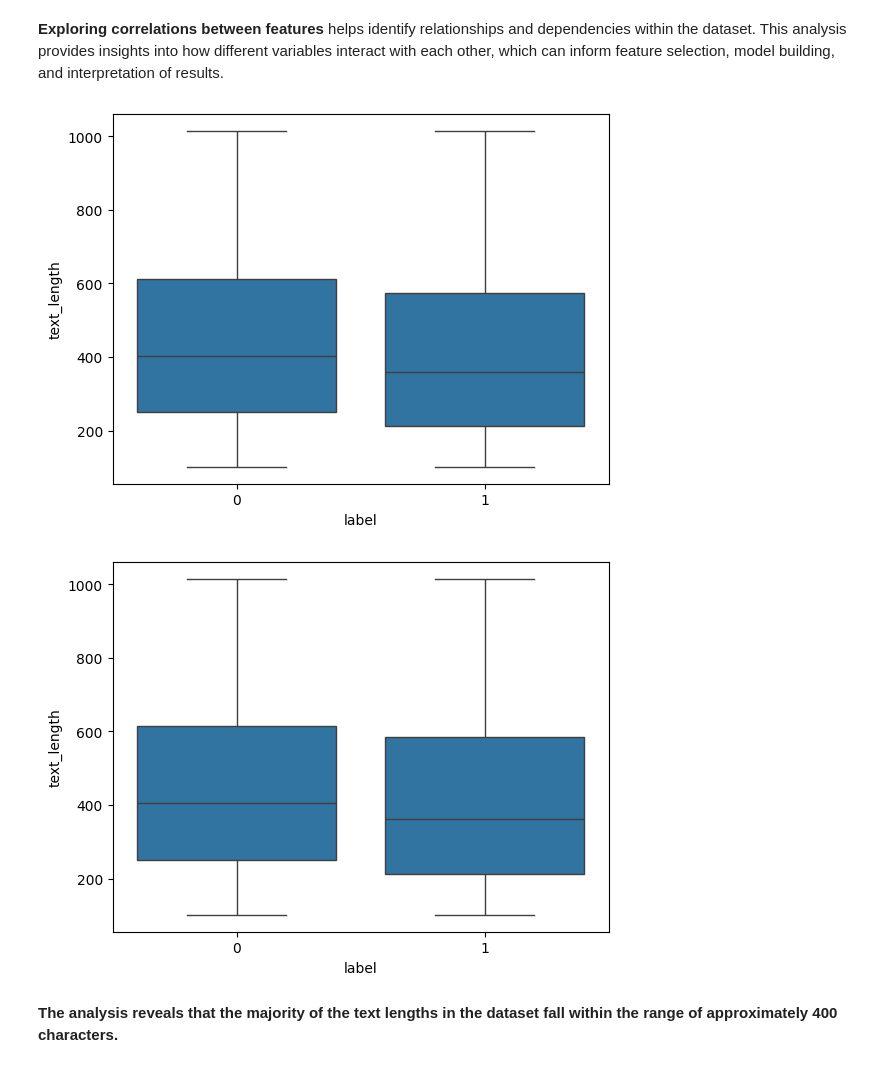
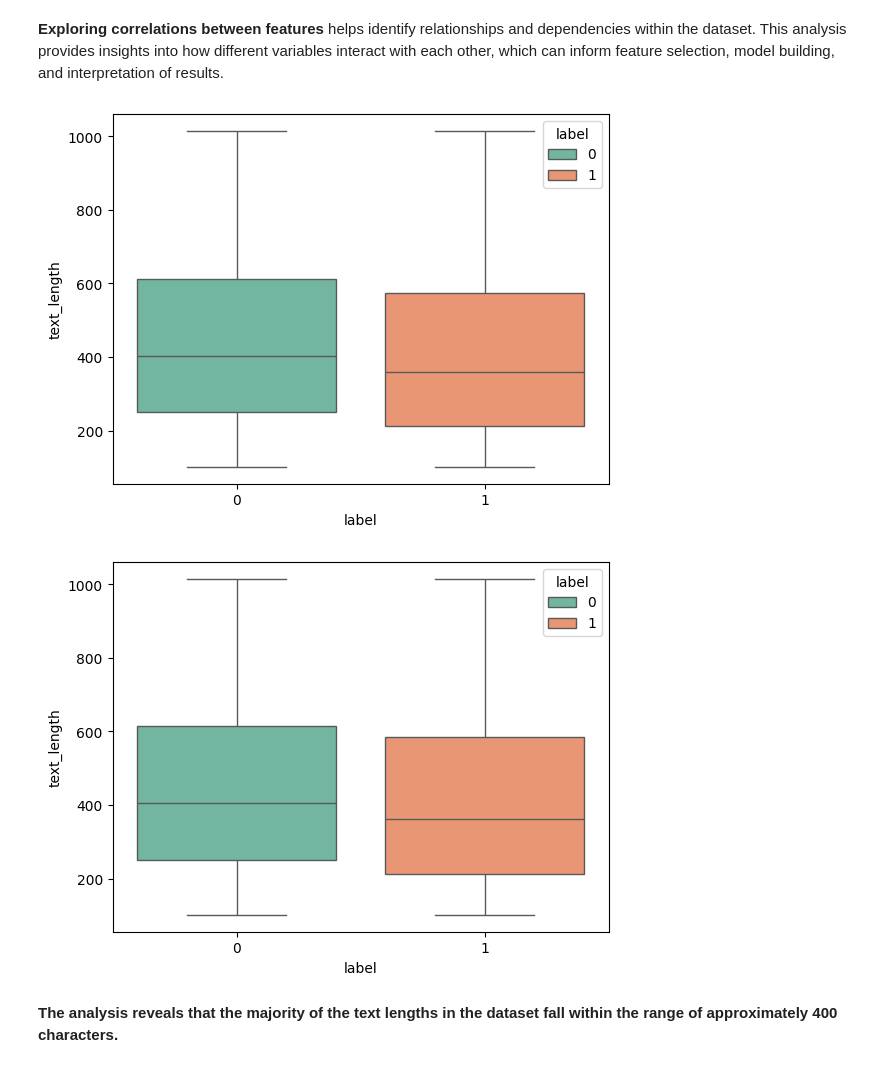
Before and after one commit to kareembadrsaber/electropi.ai_projects, a Jupyter notebook: Sentiment_Analysis_on_Social_Media_Posts_with_LSTM.ipynb, the cells around one changed output. Drawn from its saved outputs; the diff is of its cells as text; code cells hidden in the pictures.

```diff
--- a/Sentiment_Analysis_on_Social_Media_Posts_with_LSTM.ipynb
+++ b/Sentiment_Analysis_on_Social_Media_Posts_with_LSTM.ipynb
@@ -271,15 +271,15 @@ plt.show()
 
 **Exploring correlations between features** helps identify relationships and dependencies within the dataset. This analysis provides insights into how different variables interact with each other, which can inform feature selection, model building, and interpretation of results.
 # %%
-sns.boxplot(x='label', y='text_length', data = df_train)
+sns.boxplot(x='label', y='text_length', data=df_train, hue='label', palette='Set2')
 plt.show()
 # %% [output]
-[figure, old version]
+[figure, new version]
 # %%
-sns.boxplot(x='label', y='text_length', data = df_test)
+sns.boxplot(x='label', y='text_length', data=df_test, hue='label', palette='Set2')
 plt.show()
 # %% [output]
-[figure, old version]
+[figure, new version]
 # %% [markdown]
 **The analysis reveals that the majority of the text lengths in the dataset fall within the range of approximately 400 characters.**
 # %% [markdown]
```
